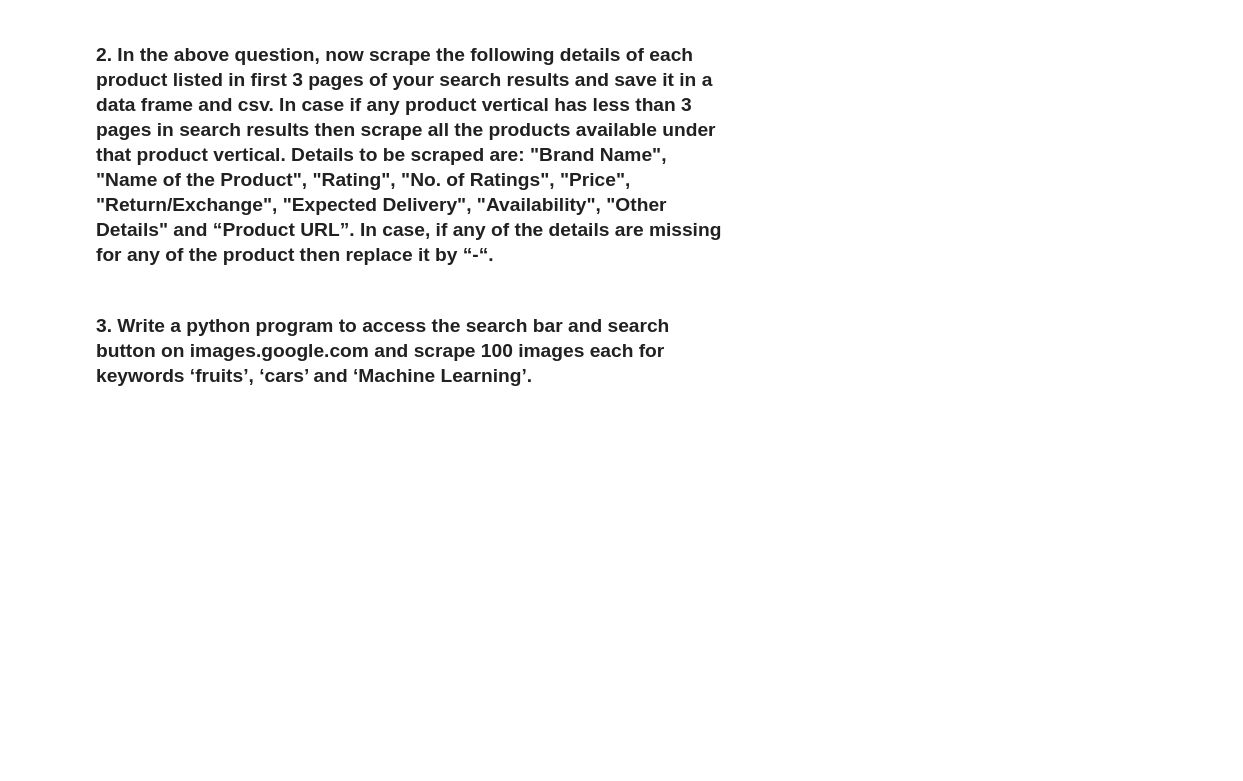
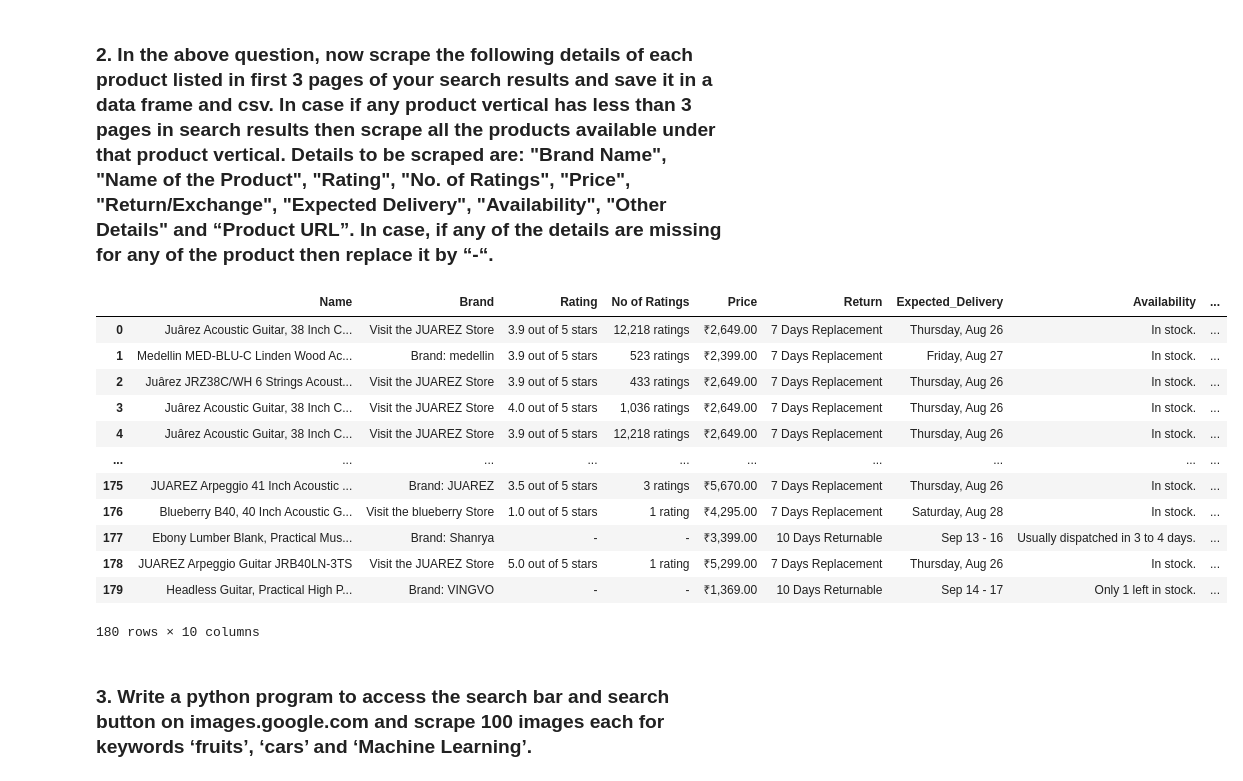
Before and after one commit to Aliakbar2/WEB-SCRAPING-ASSIGNMENT-1, a Jupyter notebook: web_scraping_assignment3_SOLVED.ipynb, the cells around one changed output. Cells and saved outputs as stored; diff of their text form; code cells hidden in the pictures; blank space fills up the shorter version.

```diff
--- a/web_scraping_assignment3_SOLVED.ipynb
+++ b/web_scraping_assignment3_SOLVED.ipynb
@@ -33,2 +47,15 @@ driver = webdriver.Chrome("chromedriver.exe")
 # %% [markdown]
 ### 2. In the above question, now scrape the following details of each product listed in first 3 pages of your search results and save it in a data frame and csv. In case if any product vertical has less than 3 pages in search results then scrape all the products available under that product vertical. Details to be scraped are: "Brand Name", "Name of the Product", "Rating", "No. of Ratings", "Price", "Return/Exchange", "Expected Delivery", "Availability", "Other Details" and “Product URL”. In case, if any of the details are missing for any of the product then replace it by “-“.
+# %%
+#collecting all the Product URLS
+urls = []
+for i in range(0,3):
+    Page_urls=driver.find_elements_by_xpath("//a[@class='a-link-normal s-no-outline']")#collecting urls of all the laptop
+    for i in Page_urls:
+        urls.append(i.get_attribute('href'))
+
+    #next button
+    nxt_btn=driver.find_element_by_xpath("//a[@class='s-pagination-item s-pagination-next s-pagination-button s-pagination-separator']")
+    url=nxt_btn.get_attribute('href')
+    driver.get(url)
+    time.sleep(2)
@@ -35,3 +150,31 @@ driver = webdriver.Chrome("chromedriver.exe")
+# %%
+#DATA FRAMEING
+Laptop=pd.DataFrame({})
+Laptop['Name'] = Product_name
+Laptop['Brand'] = Brand_name
+Laptop['Rating'] = Ratings
+Laptop['No of Ratings'] = No_Ratings
+Laptop['Price'] = Price
+Laptop['Return'] = Return
+Laptop['Expected_Delivery'] = Expected_Delivery
+Laptop['Availability'] = Availability
+Laptop['Other_Details'] = Other_Details
+Laptop['Urls'] = urls
+Laptop
+# %% [output]
+|  | Name | Brand | Rating | No of Ratings | Price | Return | Expected_Delivery | Availability | ... |
+| 0 | Juârez Acoustic Guitar, 38 Inch C... | Visit the JUAREZ Store | 3.9 out of 5 stars | 12,218 ratings | ₹2,649.00 | 7 Days Replacement | Thursday, Aug 26 | In stock. | ... |
+| 1 | Medellin MED-BLU-C Linden Wood Ac... | Brand: medellin | 3.9 out of 5 stars | 523 ratings | ₹2,399.00 | 7 Days Replacement | Friday, Aug 27 | In stock. | ... |
+| 2 | Juârez JRZ38C/WH 6 Strings Acoust... | Visit the JUAREZ Store | 3.9 out of 5 stars | 433 ratings | ₹2,649.00 | 7 Days Replacement | Thursday, Aug 26 | In stock. | ... |
+| 3 | Juârez Acoustic Guitar, 38 Inch C... | Visit the JUAREZ Store | 4.0 out of 5 stars | 1,036 ratings | ₹2,649.00 | 7 Days Replacement | Thursday, Aug 26 | In stock. | ... |
+| 4 | Juârez Acoustic Guitar, 38 Inch C... | Visit the JUAREZ Store | 3.9 out of 5 stars | 12,218 ratings | ₹2,649.00 | 7 Days Replacement | Thursday, Aug 26 | In stock. | ... |
+| ... | ... | ... | ... | ... | ... | ... | ... | ... | ... |
+| 175 | JUAREZ Arpeggio 41 Inch Acoustic ... | Brand: JUAREZ | 3.5 out of 5 stars | 3 ratings | ₹5,670.00 | 7 Days Replacement | Thursday, Aug 26 | In stock. | ... |
+| 176 | Blueberry B40, 40 Inch Acoustic G... | Visit the blueberry Store | 1.0 out of 5 stars | 1 rating | ₹4,295.00 | 7 Days Replacement | Saturday, Aug 28 | In stock. | ... |
+| 177 | Ebony Lumber Blank, Practical Mus... | Brand: Shanrya | - | - | ₹3,399.00 | 10 Days Returnable | Sep 13 - 16 | Usually dispatched in 3 to 4 days. | ... |
+| 178 | JUAREZ Arpeggio Guitar JRB40LN-3TS | Visit the JUAREZ Store | 5.0 out of 5 stars | 1 rating | ₹5,299.00 | 7 Days Replacement | Thursday, Aug 26 | In stock. | ... |
+| 179 | Headless Guitar, Practical High P... | Brand: VINGVO | - | - | ₹1,369.00 | 10 Days Returnable | Sep 14 - 17 | Only 1 left in stock. | ... |
+180 rows × 10 columns
 # %% [markdown]
 ### 3. Write a python program to access the search bar and search button on images.google.com and scrape 100 images each for keywords ‘fruits’, ‘cars’ and ‘Machine Learning’.
 # %%
```
Also changed, not shown: parts of 26 cells of this notebook.
